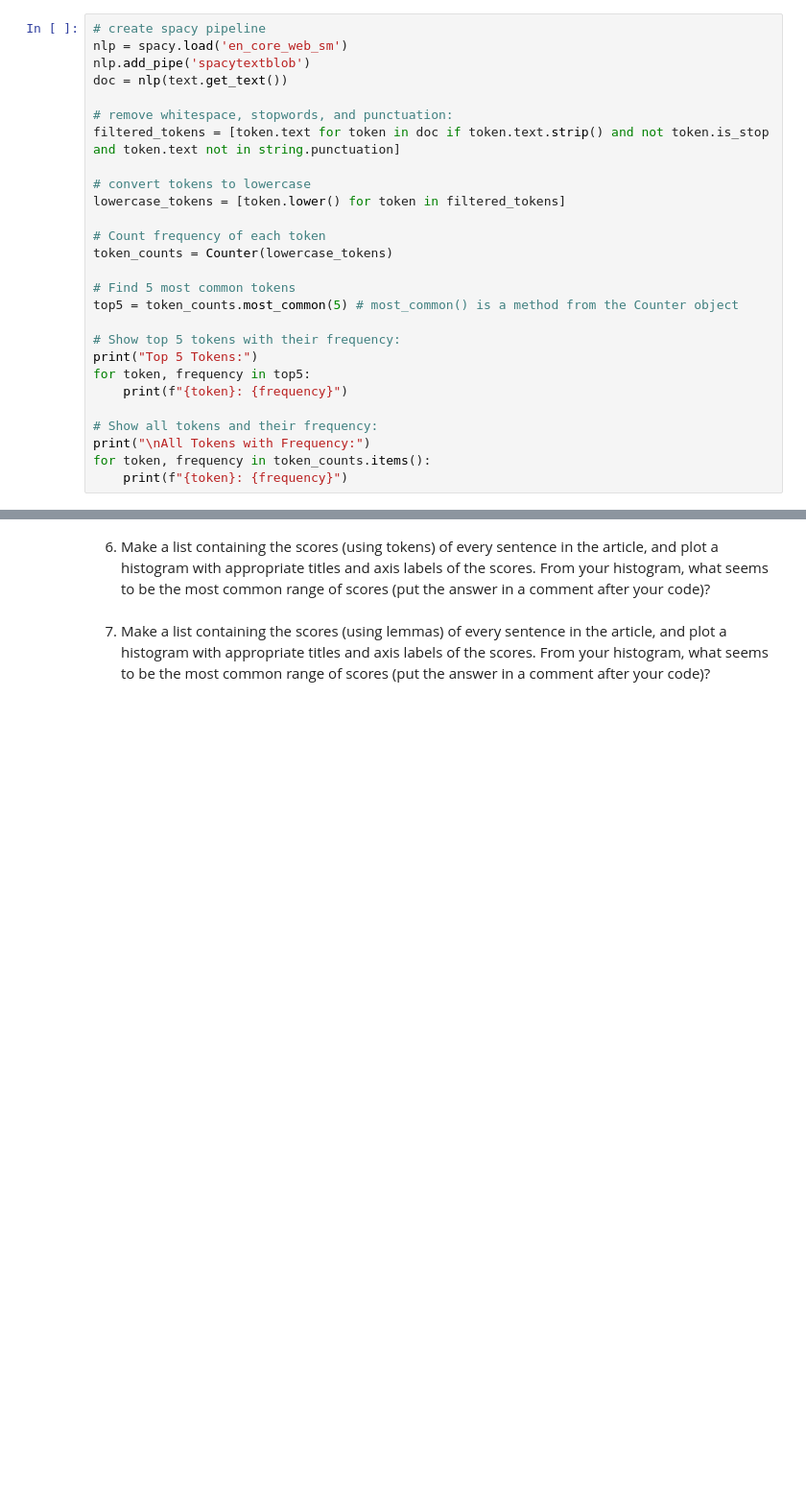
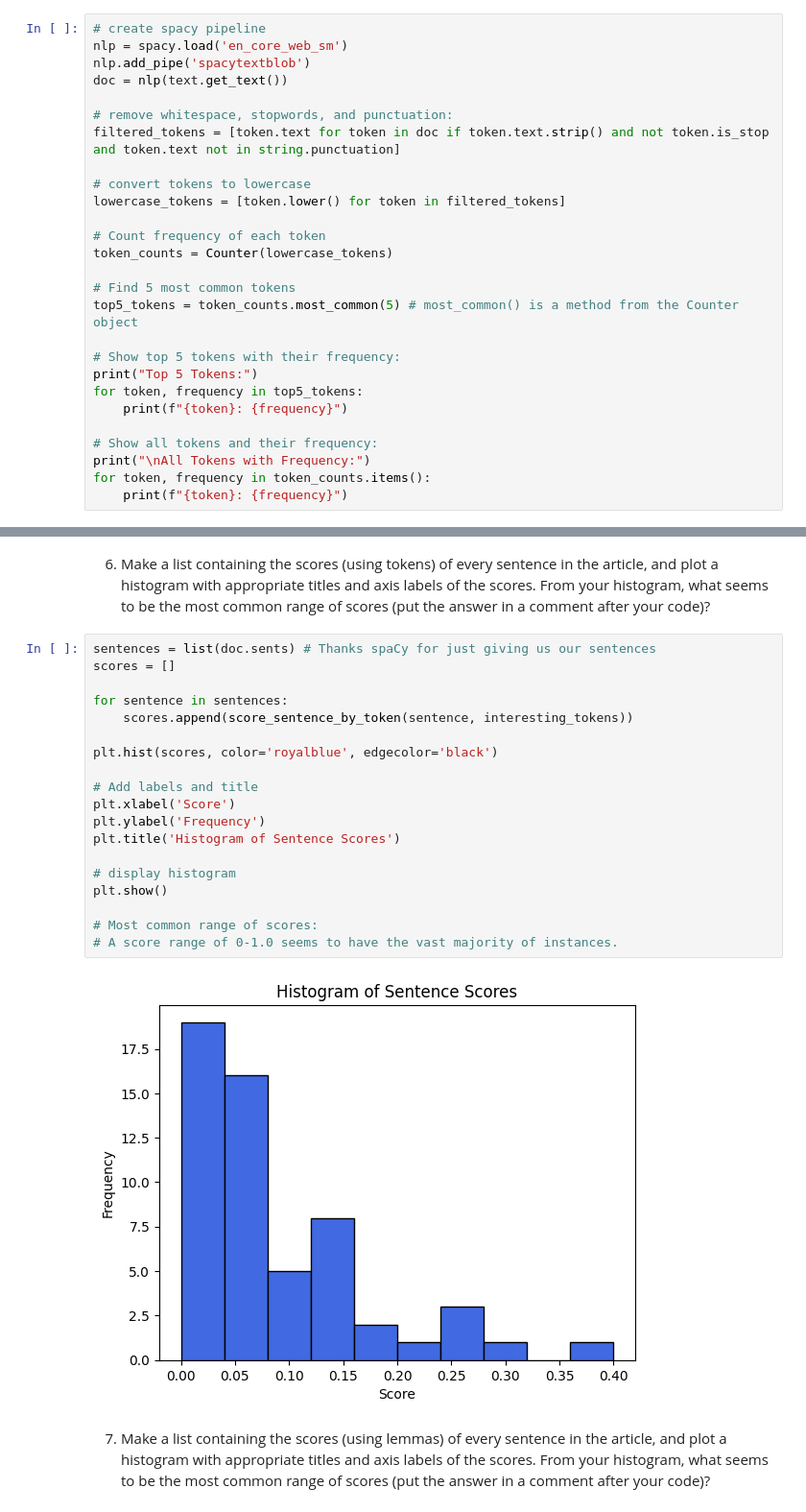
Before and after one commit to tgormly/web-scraping, a Jupyter notebook: web-scraping.ipynb, the cells around one changed output, grey strips where cells are left out. Shown at 96% size. Saved outputs shown, nothing was run; the diff lists cells and outputs as text; blank space fills up the shorter version.

```diff
--- a/web-scraping.ipynb
+++ b/web-scraping.ipynb
@@ -112,11 +112,11 @@ lowercase_tokens = [token.lower() for token in filtered_tokens]
 token_counts = Counter(lowercase_tokens)
 
 # Find 5 most common tokens
-top5 = token_counts.most_common(5) # most_common() is a method from the Counter object
+top5_tokens = token_counts.most_common(5) # most_common() is a method from the Counter object
 
 # Show top 5 tokens with their frequency:
 print("Top 5 Tokens:")
-for token, frequency in top5:
+for token, frequency in top5_tokens:
     print(f"{token}: {frequency}")
 
 # Show all tokens and their frequency:
@@ -198,4 +297,25 @@ You may find some of the code from the in class notes useful; feel free to use m
 # %% [markdown]
 6. Make a list containing the scores (using tokens) of every sentence in the article, and plot a histogram with appropriate titles and axis labels of the scores. From your histogram, what seems to be the most common range of scores (put the answer in a comment after your code)?
+# %%
+sentences = list(doc.sents) # Thanks spaCy for just giving us our sentences
+scores = []
+
+for sentence in sentences:
+    scores.append(score_sentence_by_token(sentence, interesting_tokens))
+
+plt.hist(scores, color='royalblue', edgecolor='black')
+
+# Add labels and title
+plt.xlabel('Score')
+plt.ylabel('Frequency')
+plt.title('Histogram of Sentence Scores')
+
+# display histogram
+plt.show()
+
+# Most common range of scores:
+# A score range of 0-1.0 seems to have the vast majority of instances.
+# %% [output]
+[figure, added]
 # %% [markdown]
 7. Make a list containing the scores (using lemmas) of every sentence in the article, and plot a histogram with appropriate titles and axis labels of the scores.  From your histogram, what seems to be the most common range of scores (put the answer in a comment after your code)?
```
Also changed, not shown: parts of 4 cells of this notebook, 1 other file.
